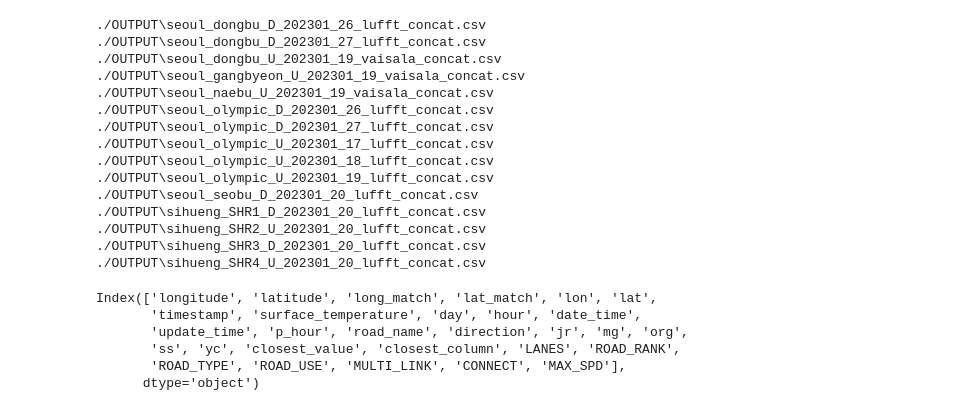
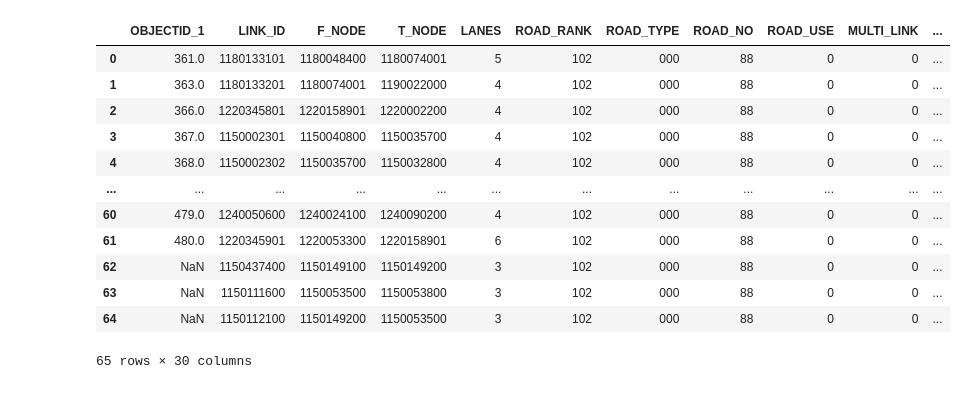
Before and after one commit to righttrue/model_verify, a Jupyter notebook: CODE/도로구조_병합.ipynb, the cells around one changed output. Drawn from its saved outputs; the diff is of its cells as text; code cells hidden in the pictures.

```diff
--- a/CODE/도로구조_병합.ipynb
+++ b/CODE/도로구조_병합.ipynb
@@ -8,7 +8,7 @@ import geopandas as gpd
 
 from sklearn.neighbors import KDTree
 # %%
-obs_files = glob.glob("./OUTPUT/*csv")
+obs_files = glob.glob("../OUTPUT/*csv")
 idx_lsit = []
 concat_df_dict = {}
 for obs_file in obs_files:
@@ -51,30 +51,7 @@ for obs_file in obs_files:
     total_df = pd.merge(total_df, road_info, on=['long_match', 'lat_match'], how='left')
     print(obs_file)
     concat_df_dict[f"{obs_file}"] = total_df
+    file_name = obs_file.split('\\')[-1]
+    total_df.to_csv(f'../OUTPUT/도로구조병합/{file_name}', index=False)
     idx_lsit.append(f"{obs_file}")
     del road_info_file, total_df, road_info
-# %% [output]
-./OUTPUT\seoul_dongbu_D_202301_26_lufft_concat.csv
-./OUTPUT\seoul_dongbu_D_202301_27_lufft_concat.csv
-./OUTPUT\seoul_dongbu_U_202301_19_vaisala_concat.csv
-./OUTPUT\seoul_gangbyeon_U_202301_19_vaisala_concat.csv
-./OUTPUT\seoul_naebu_U_202301_19_vaisala_concat.csv
-./OUTPUT\seoul_olympic_D_202301_26_lufft_concat.csv
-./OUTPUT\seoul_olympic_D_202301_27_lufft_concat.csv
-./OUTPUT\seoul_olympic_U_202301_17_lufft_concat.csv
-./OUTPUT\seoul_olympic_U_202301_18_lufft_concat.csv
-./OUTPUT\seoul_olympic_U_202301_19_lufft_concat.csv
-./OUTPUT\seoul_seobu_D_202301_20_lufft_concat.csv
-./OUTPUT\sihueng_SHR1_D_202301_20_lufft_concat.csv
-./OUTPUT\sihueng_SHR2_U_202301_20_lufft_concat.csv
-./OUTPUT\sihueng_SHR3_D_202301_20_lufft_concat.csv
-./OUTPUT\sihueng_SHR4_U_202301_20_lufft_concat.csv
-# %%
-concat_df_dict[idx_lsit[1]].columns
-# %% [output]
-Index(['longitude', 'latitude', 'long_match', 'lat_match', 'lon', 'lat',
-       'timestamp', 'surface_temperature', 'day', 'hour', 'date_time',
-       'update_time', 'p_hour', 'road_name', 'direction', 'jr', 'mg', 'org',
-       'ss', 'yc', 'closest_value', 'closest_column', 'LANES', 'ROAD_RANK',
-       'ROAD_TYPE', 'ROAD_USE', 'MULTI_LINK', 'CONNECT', 'MAX_SPD'],
-      dtype='object')
@@ -80,0 +60,16 @@ Index(['longitude', 'latitude', 'long_match', 'lat_match', 'lon', 'lat',
+# %%
+road_info
+# %% [output]
+|  | OBJECTID_1 | LINK_ID | F_NODE | T_NODE | LANES | ROAD_RANK | ROAD_TYPE | ROAD_NO | ROAD_USE | MULTI_LINK | ... |
+| 0 | 361.0 | 1180133101 | 1180048400 | 1180074001 | 5 | 102 | 000 | 88 | 0 | 0 | ... |
+| 1 | 363.0 | 1180133201 | 1180074001 | 1190022000 | 4 | 102 | 000 | 88 | 0 | 0 | ... |
+| 2 | 366.0 | 1220345801 | 1220158901 | 1220002200 | 4 | 102 | 000 | 88 | 0 | 0 | ... |
+| 3 | 367.0 | 1150002301 | 1150040800 | 1150035700 | 4 | 102 | 000 | 88 | 0 | 0 | ... |
+| 4 | 368.0 | 1150002302 | 1150035700 | 1150032800 | 4 | 102 | 000 | 88 | 0 | 0 | ... |
+| ... | ... | ... | ... | ... | ... | ... | ... | ... | ... | ... | ... |
+| 60 | 479.0 | 1240050600 | 1240024100 | 1240090200 | 4 | 102 | 000 | 88 | 0 | 0 | ... |
+| 61 | 480.0 | 1220345901 | 1220053300 | 1220158901 | 6 | 102 | 000 | 88 | 0 | 0 | ... |
+| 62 | NaN | 1150437400 | 1150149100 | 1150149200 | 3 | 102 | 000 | 88 | 0 | 0 | ... |
+| 63 | NaN | 1150111600 | 1150053500 | 1150053800 | 3 | 102 | 000 | 88 | 0 | 0 | ... |
+| 64 | NaN | 1150112100 | 1150149200 | 1150053500 | 3 | 102 | 000 | 88 | 0 | 0 | ... |
+65 rows × 30 columns
```
Also changed, not shown: parts of 12 cells of this notebook, 3 other files.
